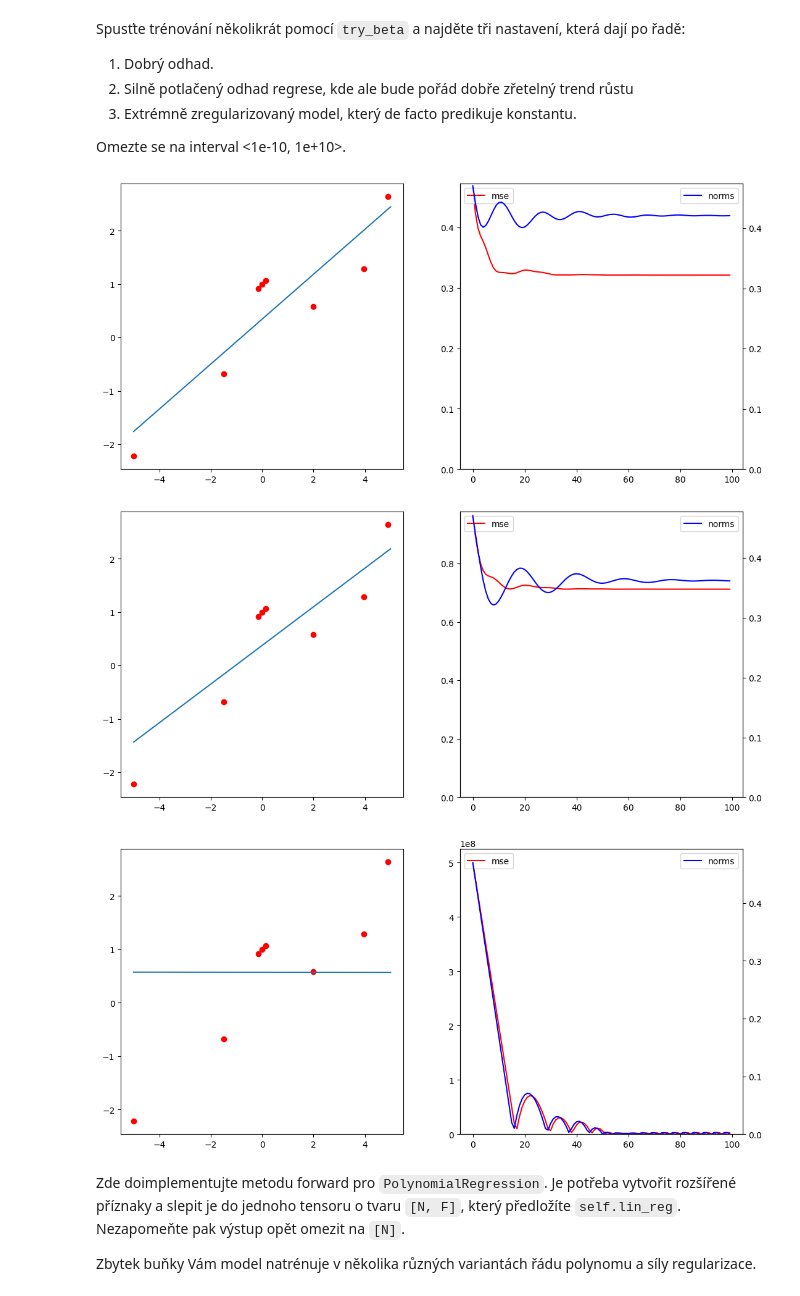
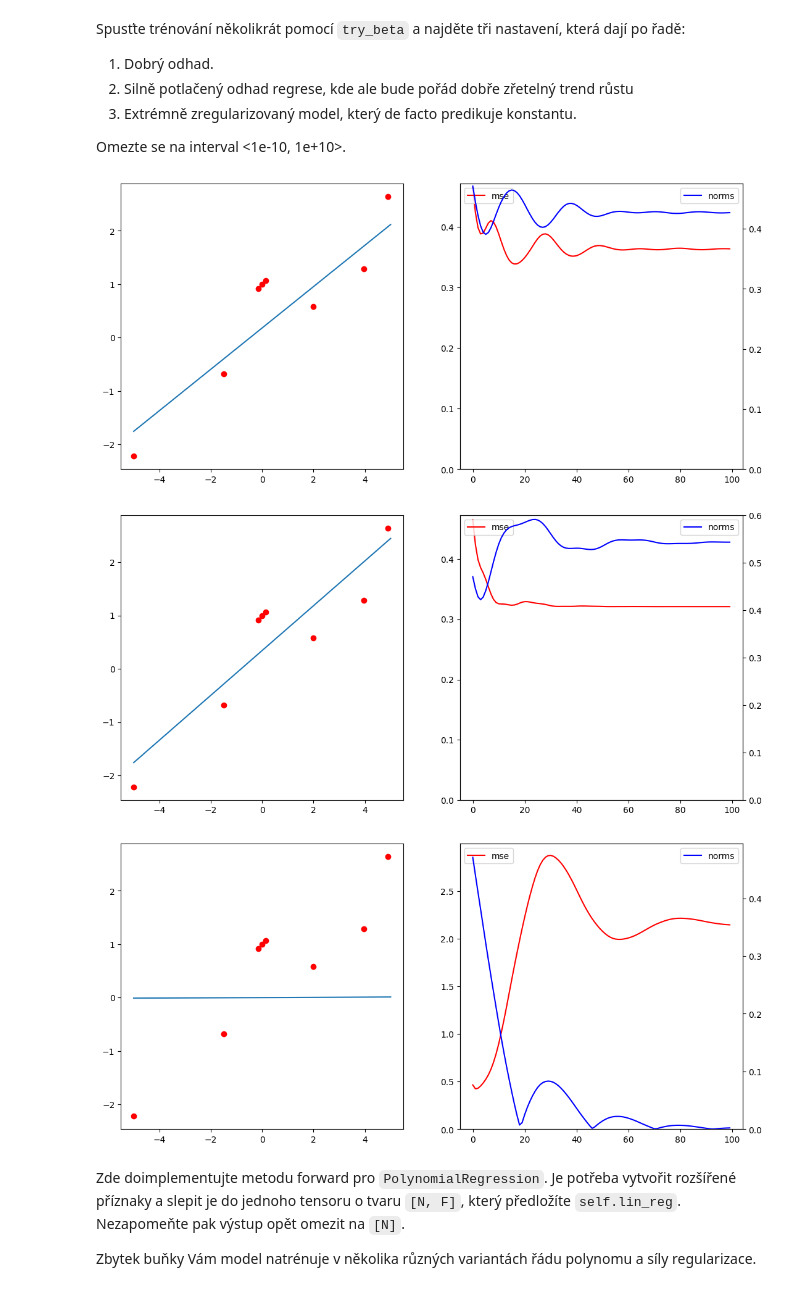
Before and after one commit to xplick04/SUI, a Jupyter notebook: proj3/zadani.ipynb, the cells around one changed output. Drawn from its saved outputs; the diff is of its cells as text; code cells hidden in the pictures.

Commit message:
l2_norm

```diff
--- a/proj3/zadani.ipynb
+++ b/proj3/zadani.ipynb
@@ -101,15 +101,14 @@ class LinearRegression(torch.nn.Module):
         super().__init__()
         self.lin_reg = torch.nn.Linear(input_dim, 1)
         with torch.no_grad():
+            self.lin_reg.weight.data.fill_(0)
             self.lin_reg.bias.data.fill_(0)
-            self.lin_reg.weight.data.fill_(0)
-            self.lin_reg.weight.data[0] = 0.5
+            self.lin_reg.weight.data[0, 0] = 0.5
 
 
 
     def forward(self, x):
         result = self.lin_reg(x)
-        #print(result)
         return self.lin_reg(x).squeeze(1)
 
     def l2_norm(self):
@@ -133,13 +132,14 @@ def train_regression_model(model, loss_fun, optimizer, train_X, train_t, nb_step
     mses = []
     norms = []
     for _ in range(nb_steps):
+        optimizer.zero_grad()
         fx = model.forward(train_X)
         loss = loss_fun(fx, train_t, model)
-        loss.sum().backward()
+        loss.backward()
         optimizer.step()
-        optimizer.zero_grad()
-        mses.append(loss.detach().item())
-        norms.append(model.l2_norm().detach().item())
+        mse = (fx - train_t).pow(2).sum() / len(train_X)
+        mses.append(mse.item())
+        norms.append(model.l2_norm().item())
     return mses, norms
 
 class MSE_with_regression:
@@ -149,7 +149,7 @@ class MSE_with_regression:
 
     def __call__(self, y, t, model):
         mse = self.loss(y, t)
-        l2 = self.l2_beta * model.l2_norm()
+        l2 = self.l2_beta * model.l2_norm() ** 2    # l2_norm() return euclidean norm
         return mse + l2
 # %% [markdown]
 Spusťte trénování několikrát pomocí `try_beta` a najděte tři nastavení, která dají po řadě:
@@ -161,35 +161,34 @@ Omezte se na interval <1e-10, 1e+10>.
 # %%
 def plot_training_result(model, losses, norms):
     fig, axs = plt.subplots(ncols=2, figsize=(13, 6))
     axs[0].plot(xs.detach(), model(xs.float().unsqueeze(-1)).detach())
     axs[0].scatter(data, ts, c='r')
     axs[1].plot(losses, 'r-', label='mse')
     axs[1].legend(loc="upper left")
     axs[1].set_ylim(bottom=0)
     ax_2 = axs[1].twinx()
     ax_2.plot(norms, 'b-', label='norms')
     ax_2.legend(loc="upper right")
     ax_2.set_ylim(bottom=0)
 
 
 xs = torch.linspace(-5, 5, steps=100)
 data = torch.tensor([-4.99, 3.95, -1.5, -0.15, 0, 0.15, 2, 4.9]).unsqueeze(-1)
 ts = func(data).squeeze(-1).detach()
 
 def try_beta(l2_beta):
     regr_1 = LinearRegression(1)
     opt = torch.optim.Adam(regr_1.parameters(), 3e-2)
     losses, norms = train_regression_model(regr_1, MSE_with_regression(l2_beta), opt, data, ts)
     plot_training_result(regr_1, losses, norms)
 
-
-try_beta(0)
 try_beta(1)
-try_beta(1e9)
+try_beta(1e-10)
+try_beta(1e10)
 # %% [output]
-[figure, old version]
+[figure, new version]
-[figure, old version]
+[figure, new version]
-[figure, old version]
+[figure, new version]
 # %% [markdown]
 Zde doimplementujte metodu forward pro `PolynomialRegression`.
 Je potřeba vytvořit rozšířené příznaky a slepit je do jednoho tensoru o tvaru `[N, F]`, který předložíte `self.lin_reg`.
```
Also changed, not shown: parts of 4 cells of this notebook.
